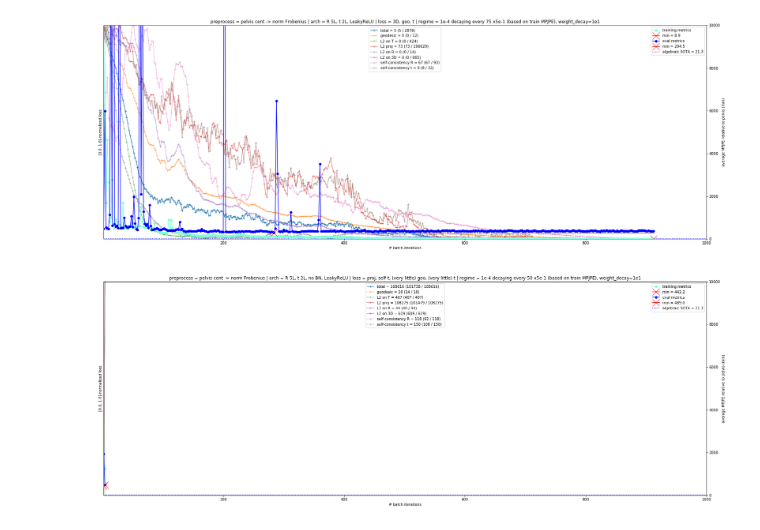
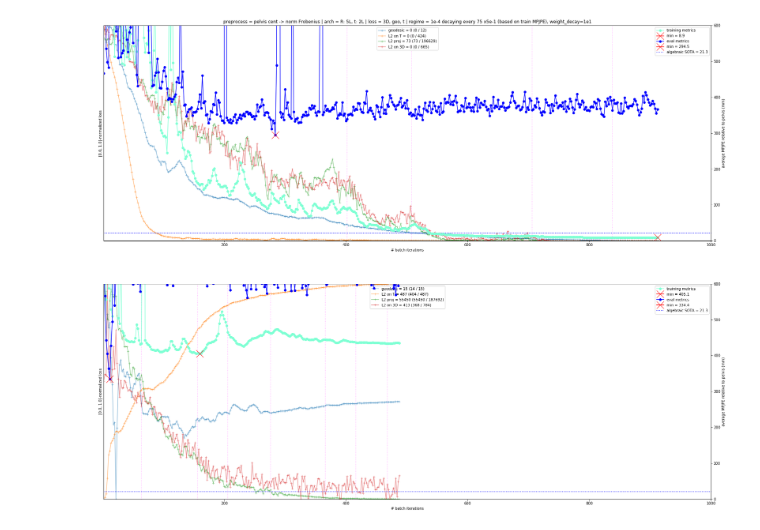
Before and after one commit to karfly/learnable-triangulation-pytorch, a Jupyter notebook: tom.ipynb, the cells around one changed output. Saved outputs shown, nothing was run; the diff lists cells and outputs as text; code cells hidden in the pictures.

```diff
--- a/tom.ipynb
+++ b/tom.ipynb
@@ -34,7 +34,7 @@ def plot_job(ax, job_id, title, training_batch_size, metrics_ylim):
         metric_ylabel='average MPJPE relative to pelvis (mm)',
     )
 
-    # plot_lr(ax.twinx(), lr_reductions, batch_amount_per_epoch)
+    plot_lr(ax, lr_reductions, batch_amount_per_epoch)
 
     make_axis_great_again(ax, xlim=xrange, ylim=[0, 1], hide_y=True)
 
@@ -47,12 +47,13 @@ def plot_jobs(jobs, titles, training_batch_size=8, metrics_ylim=[0, 1e2]):
 # %%
 title = 'preprocess = {} | arch = {} | loss = {} | regime = {}'
 common_setup = 'KISS (normalizing KPs), no lr decay'
 jobs = list(zip(*[
     # baseline
-    ('15854643', title.format('pelvis cent -> norm Frobenius', 'R 5L, t 2L, LeakyReLU', '3D, geo, t', '1e-4 decaying every 75 x5e-1 (based on train MPJPE), weight_decay=1e1')),
-    ('15868666', title.format('pelvis cent -> norm Frobenius', 'R 5L, t 2L, no BN, LeakyReLU', 'proj, self-t, (very little) geo, (very little) t', '1e-4 decaying every 50 x5e-1 (based on train MPJPE), weight_decay=1e1')),
+    ('15854643', title.format('pelvis cent -> norm Frobenius', 'R: 5L, t: 2L', '3D, geo, t', '1e-4 decaying every 75 x5e-1 (based on train MPJPE), weight_decay=1e1')),
+    # ('15874245', title.format('pelvis cent -> norm mia', 'R: 5L, t: 2L', '3D, (very little) proj', '1e-4 decaying every 50 x5e-1 (based on train MPJPE), weight_decay=1e1')),
+    ('15874320', '')
 ]))  # human readable form
 
-plot_jobs(jobs[0], jobs[1], metrics_ylim=[0, 1e4])  # .png
+plot_jobs(jobs[0], jobs[1], metrics_ylim=[0, 6e2])  # .png
 # %% [output]
-[figure, old version]
+[figure, new version]
```
Also changed, not shown: 6 other files.
